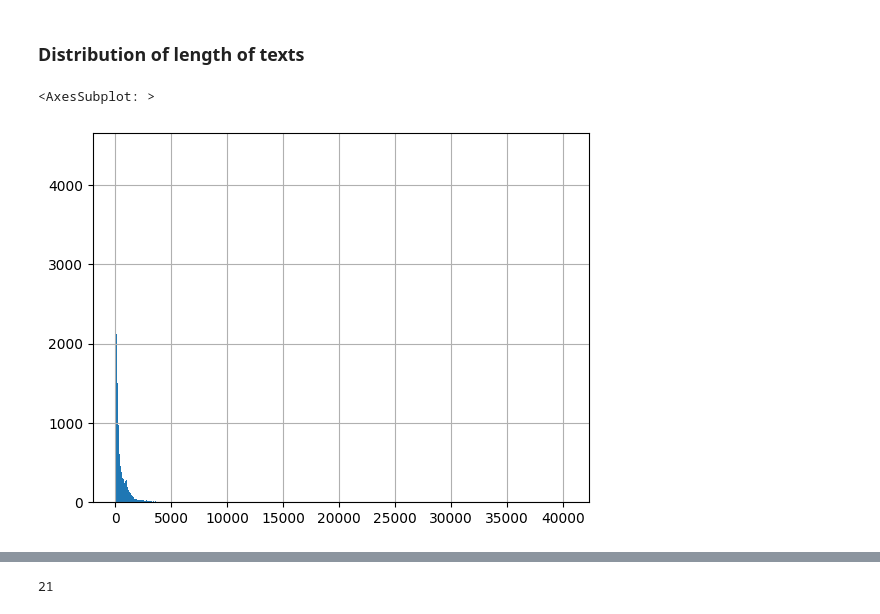
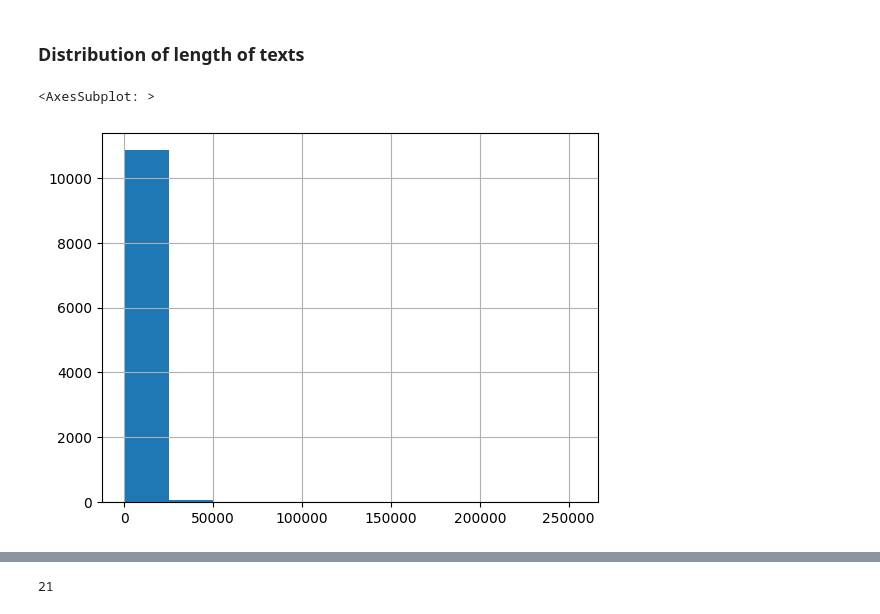
Before and after one commit to adellegia/predicting-merger-decision-outcomes, a Jupyter notebook: src/python/notebook/descriptives.ipynb, the cells around one changed output, grey strips where cells are left out. Saved outputs shown, nothing was run; the diff lists cells and outputs as text; code cells hidden in the pictures.

Commit message:
New parsing, Data cleaning by main section, Descriptives

```diff
--- a/src/python/notebook/descriptives.ipynb
+++ b/src/python/notebook/descriptives.ipynb
@@ -46,7 +46,7 @@ from string import punctuation
 from nltk.stem.porter import PorterStemmer
 from nltk.stem import WordNetLemmatizer
 # %%
-df = pd.read_json(r"../../../data/processed/df1_2023_02_28.json")
+df = pd.read_json(r"../../../data/processed/df_eng_clean_filtered_2023_03_09.json")
 # %%
 df.info()
 # %% [output]
@@ -126,7 +146,7 @@ Name: case_num, dtype: int64
 # %% [markdown]
 ### Distribution of length of texts
 # %%
-pd.Series(df['count']).hist(bins = 1000)
+pd.Series(df['count']).hist(bins = 10)
 # %% [output]
 <AxesSubplot: >
-[figure, old version]
+[figure, new version]
```
Also changed, not shown: parts of 31 cells of this notebook, 2 other files.
